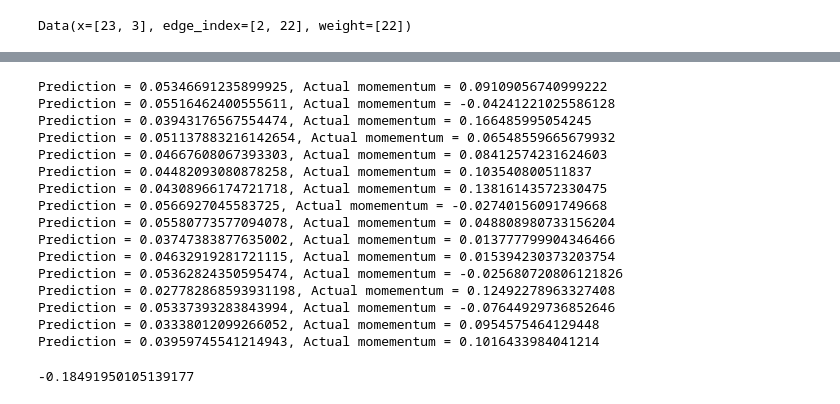
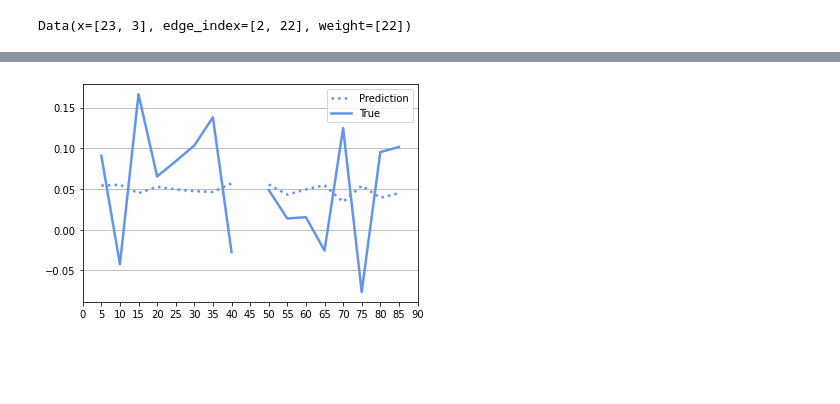
Before and after one commit to Morten-Tejlmand/5-semester, a Jupyter notebook: Fodbold/Passing/GAT-dataloader.ipynb, the cells around one changed output, grey strips where cells are left out. Saved outputs shown, nothing was run; the diff lists cells and outputs as text; code cells hidden in the pictures; blank space fills up the shorter version.

Commit message:
En masse plots

```diff
--- a/Fodbold/Passing/GAT-dataloader.ipynb
+++ b/Fodbold/Passing/GAT-dataloader.ipynb
@@ -186,27 +166,32 @@ with torch.no_grad():
         output = gat(graph.x, graph.edge_index, graph.weight, batch)
         y_pred.append(output.item())
         y_true.append(graph.momentum)
-# %%
-for pair in zip(y_pred, y_true):
-    print("Prediction = " + str(pair[0]) + ', Actual momementum = ' + str(pair[1].item()))
-
-from sklearn.metrics import r2_score
-r2_score(y_true, y_pred)
-# %% [output]
-Prediction = 0.05346691235899925, Actual momementum = 0.09109056740999222
-Prediction = 0.05516462400555611, Actual momementum = -0.04241221025586128
-Prediction = 0.03943176567554474, Actual momementum = 0.166485995054245
-Prediction = 0.051137883216142654, Actual momementum = 0.06548559665679932
-Prediction = 0.04667608067393303, Actual momementum = 0.08412574231624603
-Prediction = 0.04482093080878258, Actual momementum = 0.103540800511837
-Prediction = 0.04308966174721718, Actual momementum = 0.13816143572330475
-Prediction = 0.0566927045583725, Actual momementum = -0.02740156091749668
-Prediction = 0.05580773577094078, Actual momementum = 0.048808980733156204
-Prediction = 0.03747383877635002, Actual momementum = 0.013777799904346466
-Prediction = 0.04632919281721115, Actual momementum = 0.015394230373203754
-Prediction = 0.05362824350595474, Actual momementum = -0.025680720806121826
-Prediction = 0.027782868593931198, Actual momementum = 0.12492278963327408
-Prediction = 0.05337393283843994, Actual momementum = -0.07644929736852646
-Prediction = 0.03338012099266052, Actual momementum = 0.0954575464129448
-Prediction = 0.03959745541214943, Actual momementum = 0.1016433984041214
--0.18491950105139177
+# %%
+y_pred  = []
+y_true = []
+batch = torch.zeros(23, dtype=torch.long)
+
+with torch.no_grad():
+    for graph in thors_kamp:
+        output = gat(graph.x, graph.edge_index, graph.weight, batch)
+        y_pred.append(output.item())
+        y_true.append(graph.momentum)
+
+x= list(range(5, 90, 5))
+x.remove(45)
+
+import matplotlib.pyplot as plt
+
+ax = plt.axes()
+ax.yaxis.grid()
+plt.plot(x[0:8], y_pred[0:8], linestyle = 'dotted', color = 'cornflowerblue', linewidth = '2.5')
+plt.plot(x[0:8], y_true[0:8], color = 'cornflowerblue', linewidth = '2.5')
+plt.plot(x[8:16], y_pred[8:16], linestyle = 'dotted', color = 'cornflowerblue', linewidth = '2.5')
+plt.plot(x[8:16], y_true[8:16], color = 'cornflowerblue', linewidth = '2.5')
+plt.legend(["Prediction", "True"], loc="upper right")
+x_ticks = list(range(0, 95, 5))
+plt.xticks(ticks=x_ticks,)
+
+plt.savefig('predictions.pdf', bbox_inches='tight')
+# %% [output]
+[figure, added]
```
Also changed, not shown: parts of 3 cells of this notebook, 11 other files.
